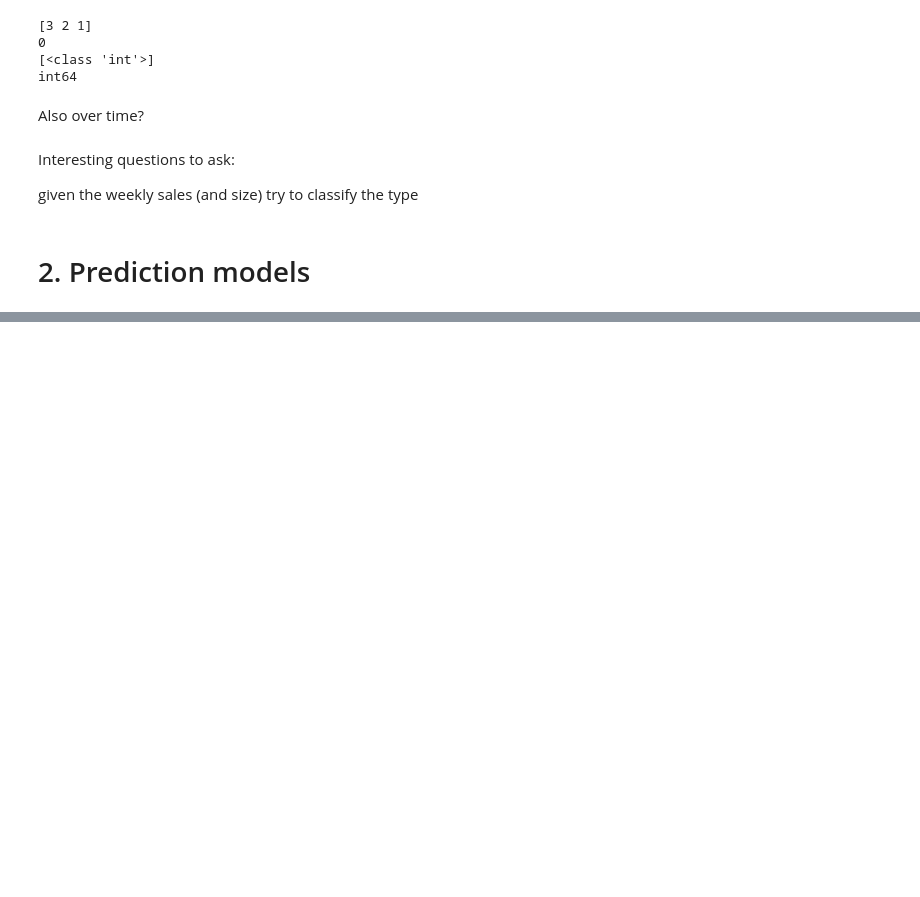
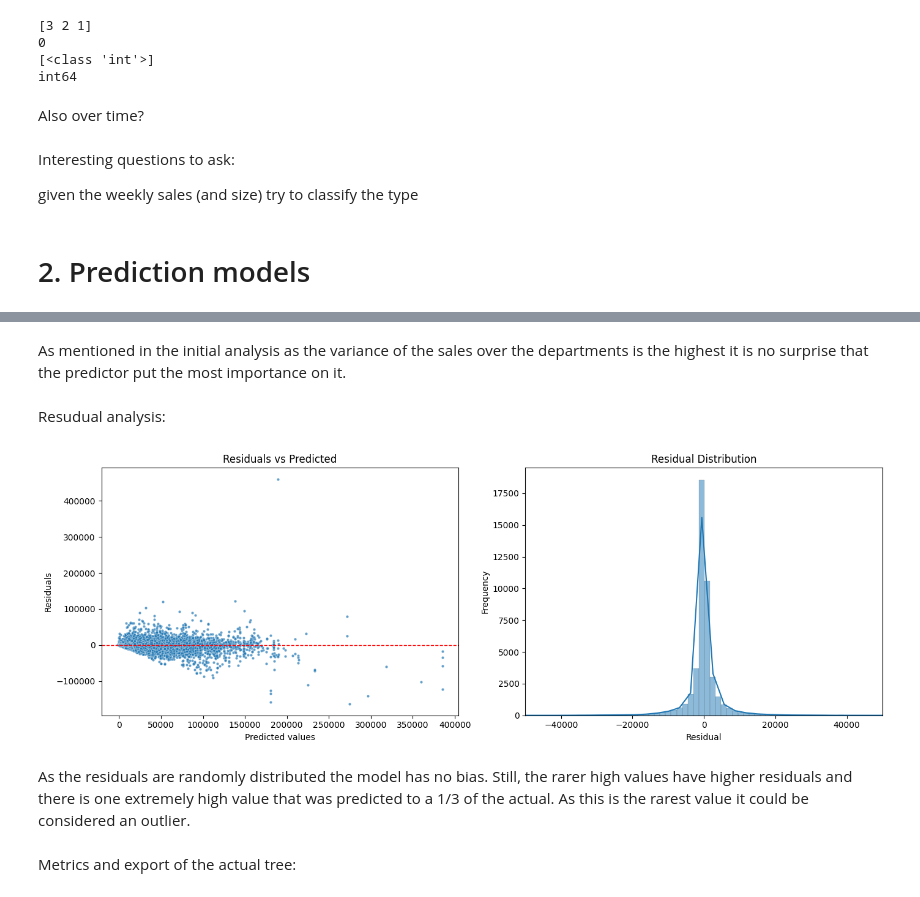
Before and after one commit to dimitrov-radostin/Sales_Forecast_as_Data_Science_uni_proj, a Jupyter notebook: Sale_forecast.ipynb, the cells around one changed output, grey strips where cells are left out. Drawn from its saved outputs; the diff is of its cells as text; code cells hidden in the pictures; blank space fills up the shorter version.

```diff
--- a/Sale_forecast.ipynb
+++ b/Sale_forecast.ipynb
@@ -258,15 +265,20 @@ def smart_aggregate(df, group_cols=['Store', 'Date'], sum_col='Weekly_Sales'):
 # grouped = smart_aggregate(df, ['Store', 'Date'], 'Weekly_Sales')
 # print(grouped.head())
 # %%
-start_year = df['Date'].dt.year.min()
+start_year = df["Date"].dt.year.min()
 df_with_weeks = df.copy()
-df_with_weeks['Week'] = df_with_weeks['Date'].dt.isocalendar().week + (df_with_weeks['Date'].dt.year - start_year) * 52
+df_with_weeks["Week"] = (
+    df_with_weeks["Date"].dt.isocalendar().week
+    + (df_with_weeks["Date"].dt.year - start_year) * 52
+)
 # df_with_weeks = (df_with_weeks.groupby(['Store']))['Weekly_Sales'].mean().reset_index()
-df_with_weeks_agg_Dept = smart_aggregate(df_with_weeks, ['Store', 'Week'], 'Weekly_Sales')
-df_with_weeks_agg_Dept.pop('Dept')
-df_with_weeks_agg_Dept.tail()
+df_with_weeks_agg_Dept = smart_aggregate(
+    df_with_weeks, ["Store", "Week"], "Weekly_Sales"
+)
+df_with_weeks_agg_Dept.pop("Dept")
+# df_with_weeks_agg_Dept.tail()
 
-pd.plotting.scatter_matrix(df_with_weeks_agg_Dept, figsize=(20, 20), diagonal='hist')
+pd.plotting.scatter_matrix(df_with_weeks_agg_Dept, figsize=(20, 20), diagonal="hist")
 plt.tight_layout()
 plt.show()
 # %% [output]
@@ -455,0 +535,31 @@ plt.show()
+# %% [markdown]
+As mentioned in the initial analysis as the variance of the sales over the departments is the highest it is no surprise that the predictor put the most importance on it.
+# %% [markdown]
+Resudual analysis:
+# %%
+residuals = y_test - y_pred
+
+fig, axes = plt.subplots(1, 2, figsize=(14, 5))
+
+# 1. Residuals vs Predicted
+sns.scatterplot(x=y_pred, y=residuals, ax=axes[0], s=10, alpha=0.7)
+axes[0].axhline(0, color='red', linestyle='--', linewidth=1)
+axes[0].set_title("Residuals vs Predicted")
+axes[0].set_xlabel("Predicted values")
+axes[0].set_ylabel("Residuals")
+
+# 2. Residual Distribution
+sns.histplot(residuals, kde=True, ax=axes[1], bins=400)
+axes[1].set_xlim(-50_000, 50_000)
+axes[1].set_title("Residual Distribution")
+axes[1].set_xlabel("Residual")
+axes[1].set_ylabel("Frequency")
+
+plt.tight_layout()
+plt.show()
+# %% [output]
+[figure, added]
+# %% [markdown]
+As the residuals are randomly distributed the model has no bias. Still, the rarer high values have higher residuals and there is one extremely high value that was predicted to a 1/3 of the actual. As this is the rarest value it could be considered an outlier.
+# %% [markdown]
+Metrics and export of the actual tree:
```
Also changed, not shown: parts of 59 cells of this notebook, 19 other files.
